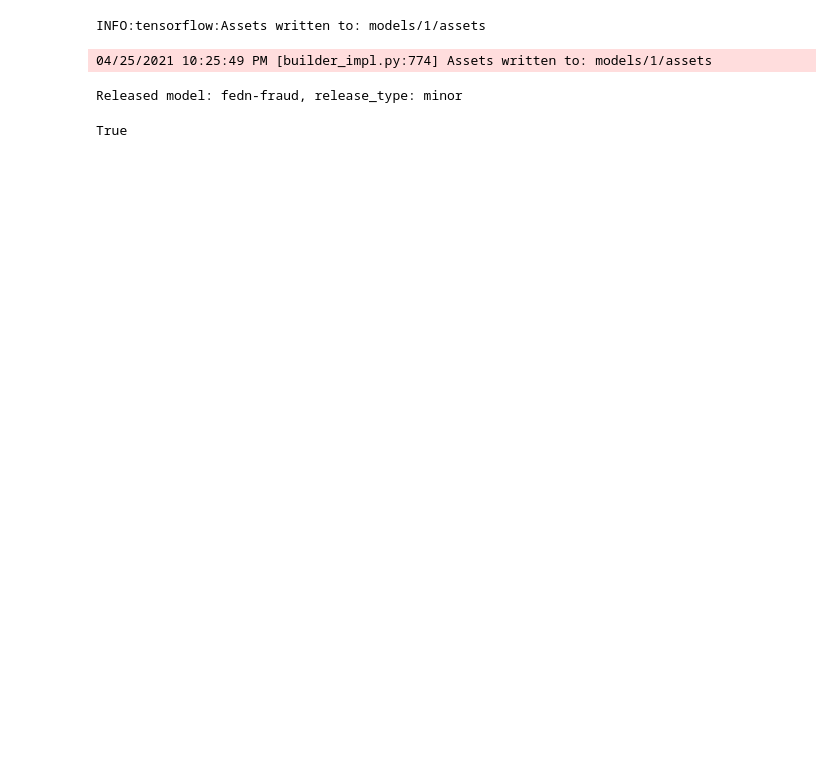
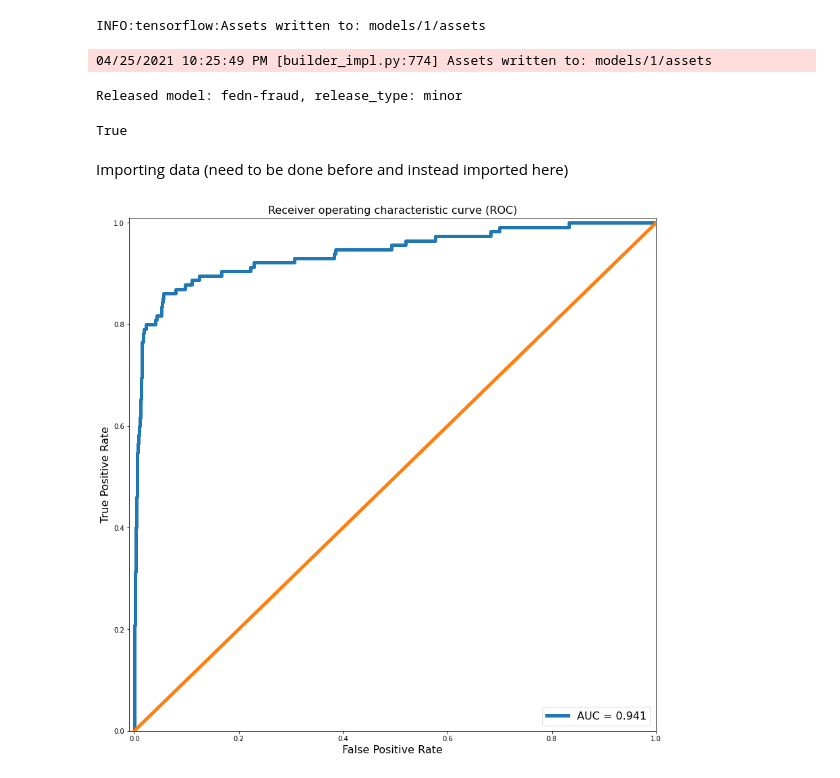
Before and after one commit to scaleoutsystems/FEDn-client-fraud-keras, a Jupyter notebook: stackn-deploy.ipynb, the cells around one changed output. Saved outputs shown, nothing was run; the diff lists cells and outputs as text; code cells hidden in the pictures; blank space fills up the shorter version.

```diff
--- a/stackn-deploy.ipynb
+++ b/stackn-deploy.ipynb
@@ -22,3 +40,47 @@ INFO:tensorflow:Assets written to: models/1/assets
 04/25/2021 10:25:49 PM [builder_impl.py:774] Assets written to: models/1/assets
 Released model: fedn-fraud, release_type: minor
 True
+# %% [markdown]
+Importing data (need to be done before and instead imported here)
+# %%
+import pandas as pd
+
+df = pd.read_csv("creditcard.csv") #unzip and read in data downloaded to the local directory
+normal_df = df[df.Class == 0] #save normal_df observations into a separate df
+fraud_df = df[df.Class == 1] #do the same for frauds
+FRAUD_RATE = np.mean(df_norm['Class'])
+df_norm = df
+df_norm['Time'] = StandardScaler().fit_transform(df_norm['Time'].values.reshape(-1, 1))
+df_norm['Amount'] = StandardScaler().fit_transform(df_norm['Amount'].values.reshape(-1, 1))
+train_x, test_x = train_test_split(df_norm, test_size=TEST_PCT, random_state=RANDOM_SEED)
+train_x = train_x[train_x.Class == 0] #where normal transactions
+train_x = train_x.drop(['Class'], axis=1) #drop the class column
+
+
+test_y = test_x['Class'] #save the class column for the test set
+test_x = test_x.drop(['Class'], axis=1) #drop the class column
+
+train_x = train_x.values #transform to ndarray
+test_x = test_x.values
+# %%
+test_x_predictions = autoencoder.predict(test_x)
+mse = np.mean(np.power(test_x - test_x_predictions, 2), axis=1)
+error_df = pd.DataFrame({'Reconstruction_error': mse,
+                        'True_class': test_y})
+# %%
+false_pos_rate, true_pos_rate, thresholds = roc_curve(error_df.True_class, error_df.Reconstruction_error)
+roc_auc = auc(false_pos_rate, true_pos_rate,)
+fontsize = 16
+f, ax = plt.subplots(1,1,figsize=(14,14))
+ax.plot(false_pos_rate, true_pos_rate, linewidth=5, label='AUC = %0.3f'% roc_auc)
+ax.plot([0,1],[0,1], linewidth=5)
+
+ax.set_xlim([-0.01, 1])
+ax.set_ylim([0, 1.01])
+ax.legend(loc='lower right',fontsize=fontsize)
+ax.set_title('Receiver operating characteristic curve (ROC)',fontsize=fontsize)
+ax.set_ylabel('True Positive Rate',fontsize=fontsize)
+ax.set_xlabel('False Positive Rate',fontsize=fontsize)
+plt.show()
+# %% [output]
+[figure, added]
```
Also changed, not shown: parts of 13 cells of this notebook.
